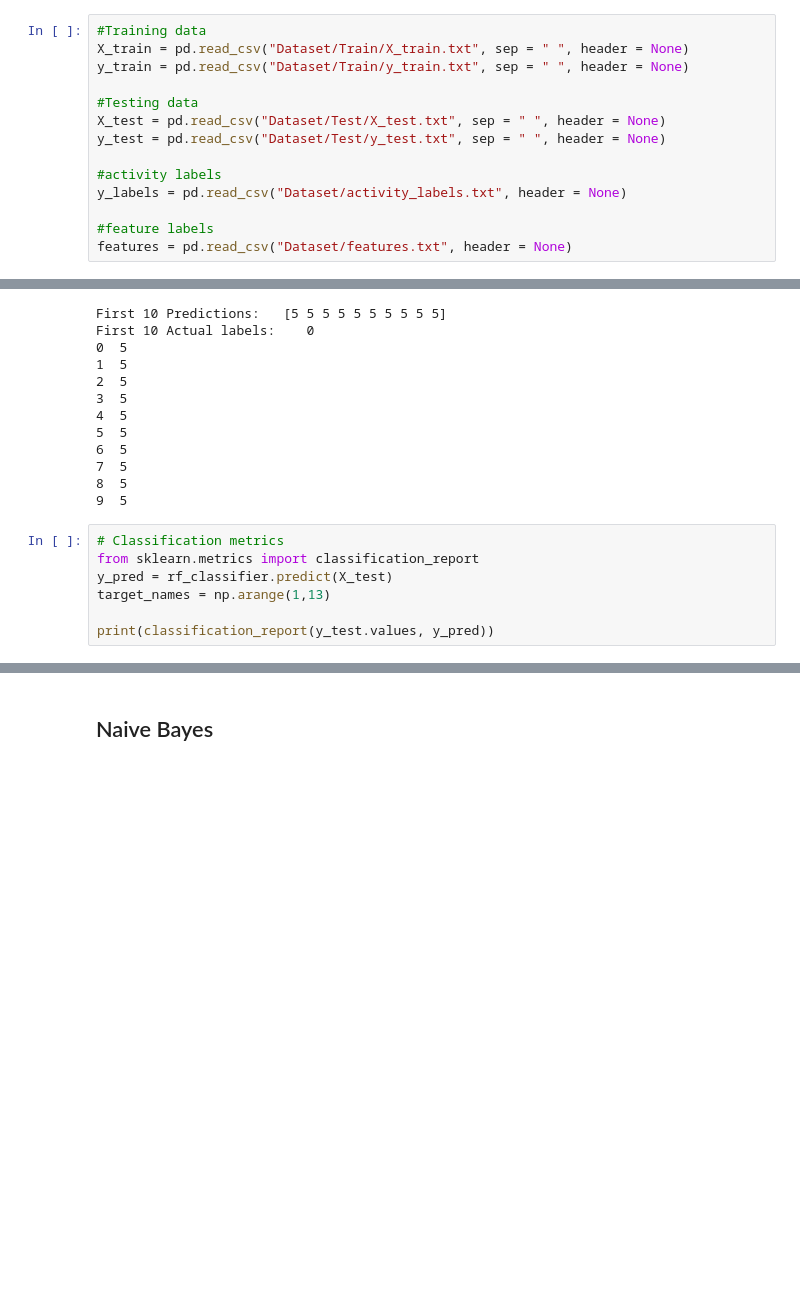
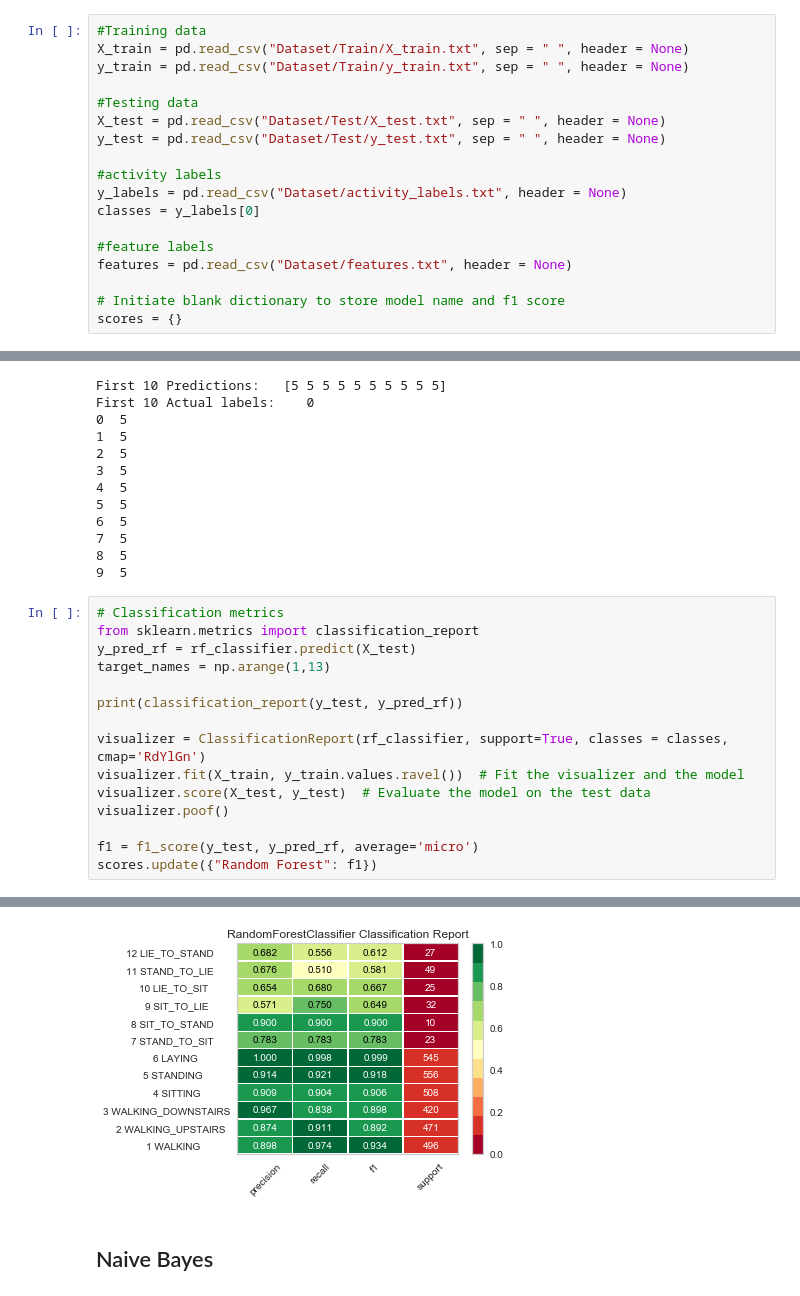
Before and after one commit to ykarki1/smart-move, a Jupyter notebook: all_models.ipynb, the cells around one changed output, grey strips where cells are left out. Cells and saved outputs as stored; diff of their text form; blank space fills up the shorter version.

Commit message:
added heatmap

```diff
--- a/all_models.ipynb
+++ b/all_models.ipynb
@@ -23,9 +28,13 @@ y_test = pd.read_csv("Dataset/Test/y_test.txt", sep = " ", header = None)
 
 #activity labels
 y_labels = pd.read_csv("Dataset/activity_labels.txt", header = None)
+classes = y_labels[0]
 
 #feature labels
 features = pd.read_csv("Dataset/features.txt", header = None)
+
+# Initiate blank dictionary to store model name and f1 score
+scores = {}
 # %%
 X_train.head()
 # %% [output]
@@ -86,10 +95,18 @@ First 10 Actual labels:    0
 # %%
 # Classification metrics
 from sklearn.metrics import classification_report
-y_pred = rf_classifier.predict(X_test)
+y_pred_rf = rf_classifier.predict(X_test)
 target_names = np.arange(1,13)
 
-print(classification_report(y_test.values, y_pred))
+print(classification_report(y_test, y_pred_rf))
+
+visualizer = ClassificationReport(rf_classifier, support=True, classes = classes, cmap='RdYlGn')
+visualizer.fit(X_train, y_train.values.ravel())  # Fit the visualizer and the model
+visualizer.score(X_test, y_test)  # Evaluate the model on the test data
+visualizer.poof()
+
+f1 = f1_score(y_test, y_pred_rf, average='micro')
+scores.update({"Random Forest": f1})
 # %% [output]
               precision    recall  f1-score   support
 
@@ -108,7 +125,8 @@ print(classification_report(y_test.values, y_pred))
 
     accuracy                           0.91      3162
    macro avg       0.83      0.82      0.82      3162
 weighted avg       0.91      0.91      0.91      3162
+[figure, added]
 # %% [markdown]
 ## Naive Bayes
 # %%
```
Also changed, not shown: parts of 14 cells of this notebook.
